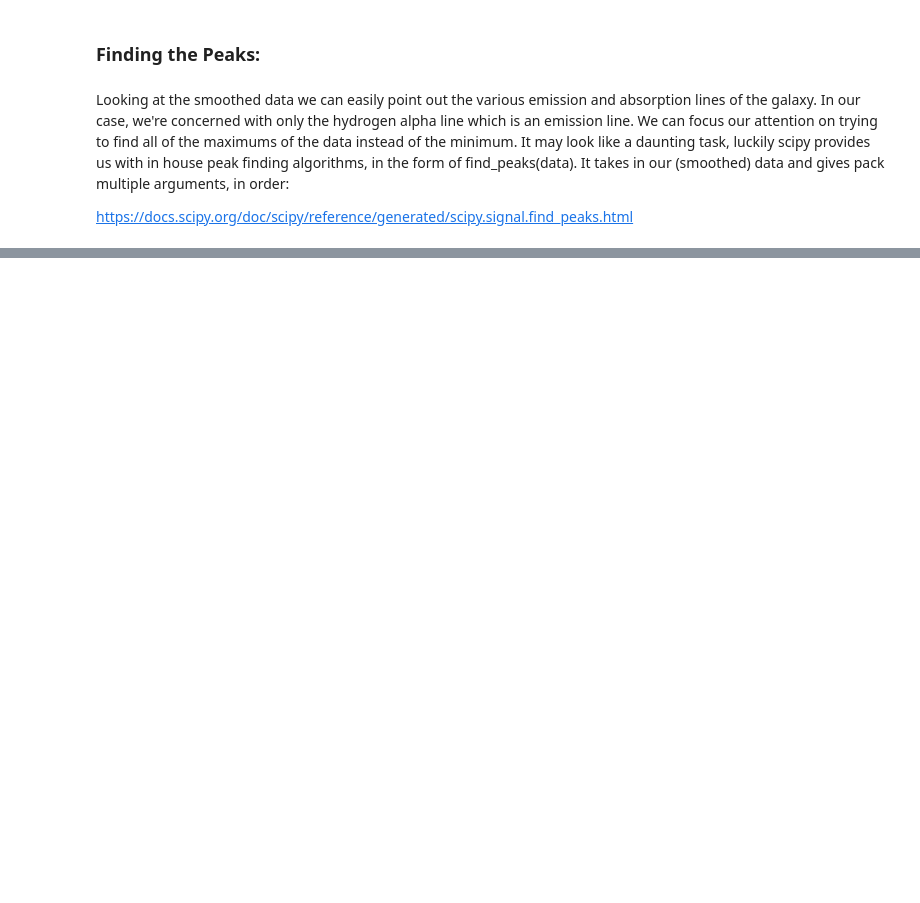
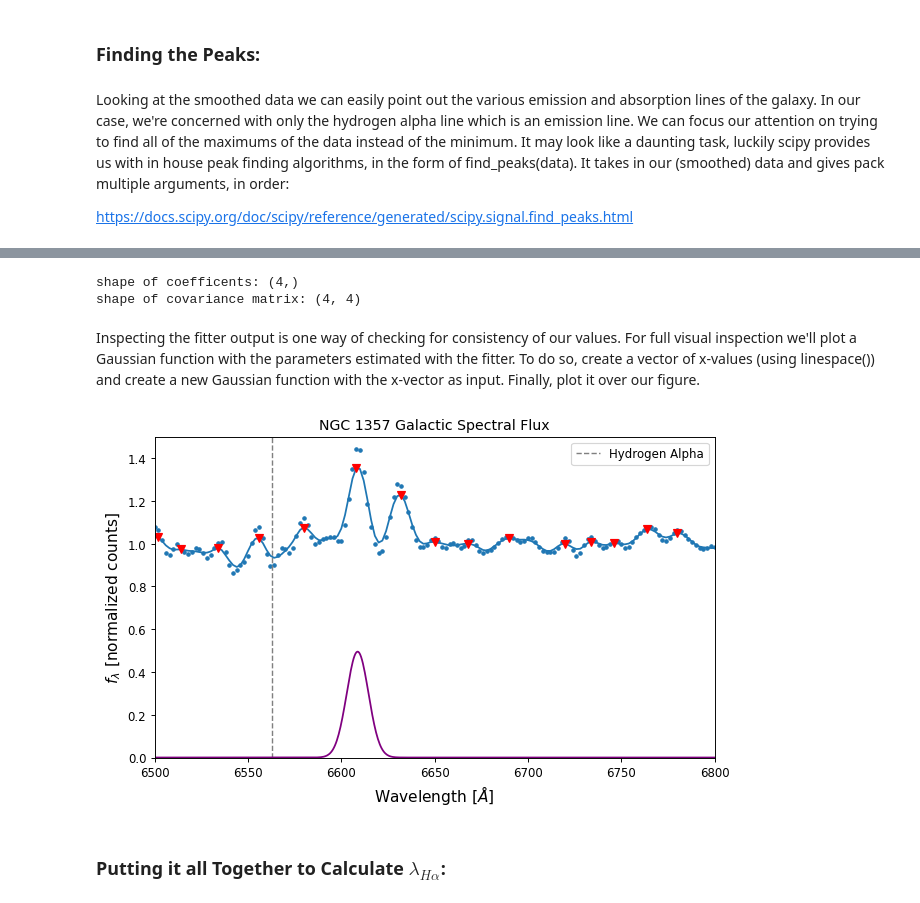
Before and after one commit to DLinthorne/Hubble-Law, a Jupyter notebook: Hubble_spectra.ipynb, the cells around one changed output, grey strips where cells are left out. Cells and saved outputs as stored; diff of their text form; code cells hidden in the pictures; blank space fills up the shorter version.

```diff
--- a/Hubble_spectra.ipynb
+++ b/Hubble_spectra.ipynb
@@ -99,0 +122,5 @@ fig
+# %%
+maxpk = max(peak_flux)
+maxindex = np.where(peak_flux == maxpk)[0][0]
+maxwavelength = peak_wavelength[maxindex]
+maxwidth = properties['widths'][maxindex]
@@ -99,0 +132,3 @@ fig
+# %%
+def gaussian(x, a1, a2, a3, a4):
+    return a1*np.exp(-((x- a2)/a3)**2) + a4
@@ -99,0 +139,4 @@ fig
+# %%
+bkg_first_index = np.where(wavelength == 6500)[0][0]
+bkg_second_index = np.where(wavelength == 6800)[0][0];
+bkg = np.mean(smooth_flux[bkg_first_index:bkg_second_index]);
@@ -99,0 +150,21 @@ fig
+# %%
+coeff, var_matrix = sp.curve_fit(gaussian, wavelength, normal_flux, p0 =[maxpk,maxwavelength,maxwidth,bkg],
+                                                            bounds=((0, 6500, 0, 0), (3, 6700, 15, np.inf)))
+# %%
+print("shape of coefficents: " + str(coeff.shape))
+print("shape of covariance matrix: " + str(var_matrix.shape))
+# %% [output]
+shape of coefficents: (4,)
+shape of covariance matrix: (4, 4)
+# %% [markdown]
+Inspecting the fitter output is one way of checking for consistency of our values. For full visual inspection we'll plot a Gaussian function with the parameters estimated with the fitter. To do so, create a vector of x-values (using linespace()) and create a new Gaussian function with the x-vector as input. Finally, plot it over our figure.
+# %%
+x_sample = np.linspace(6500,7000,1000);
+
+ax.plot(x_sample, gaussian(x_sample,coeff[0],coeff[1],coeff[2],0),'purple')
+ax.set_ylim([0,1.5]);
+fig
+# %% [output]
+[figure, added]
+# %% [markdown]
+### Putting it all Together to Calculate $\lambda_{H\alpha}$:
```
Also changed, not shown: parts of 21 cells of this notebook, 6 other files.
